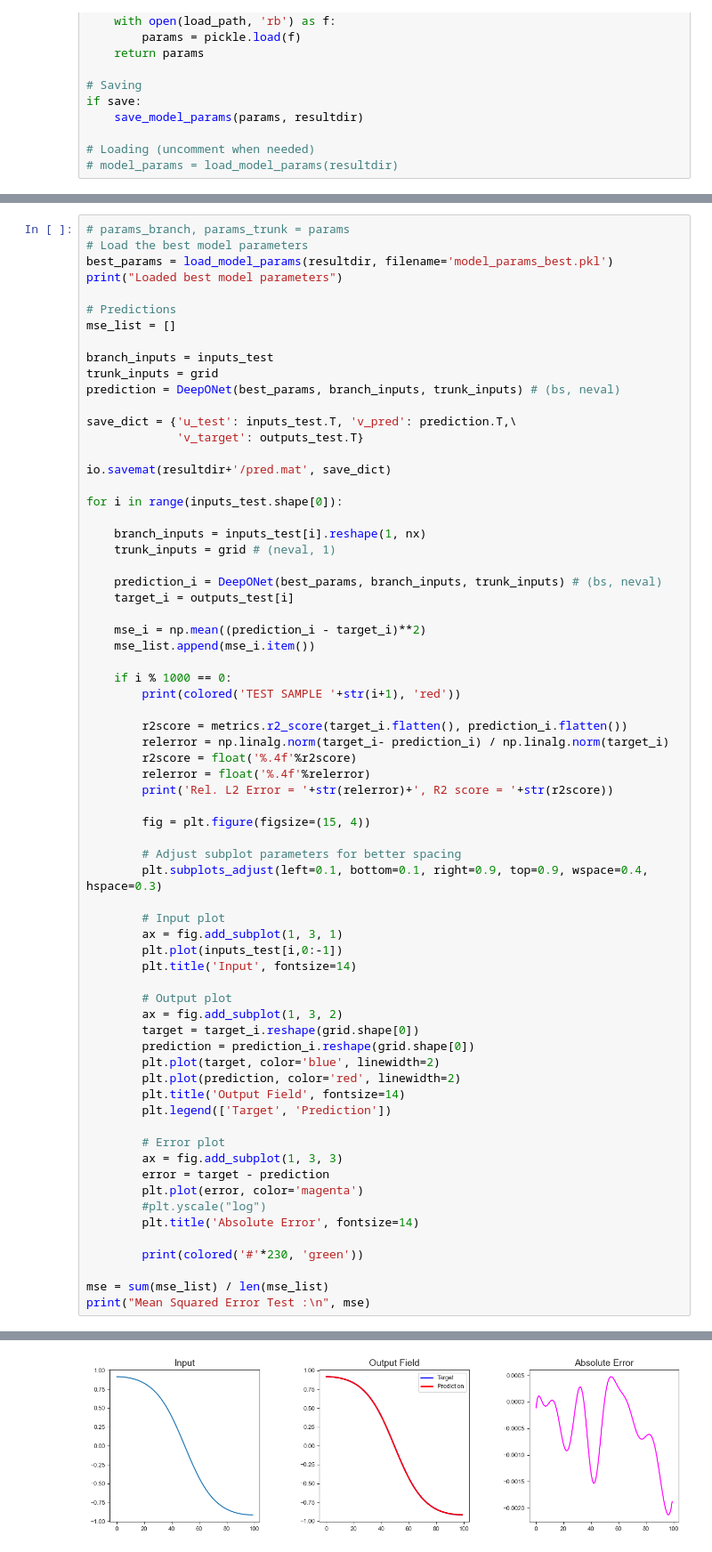
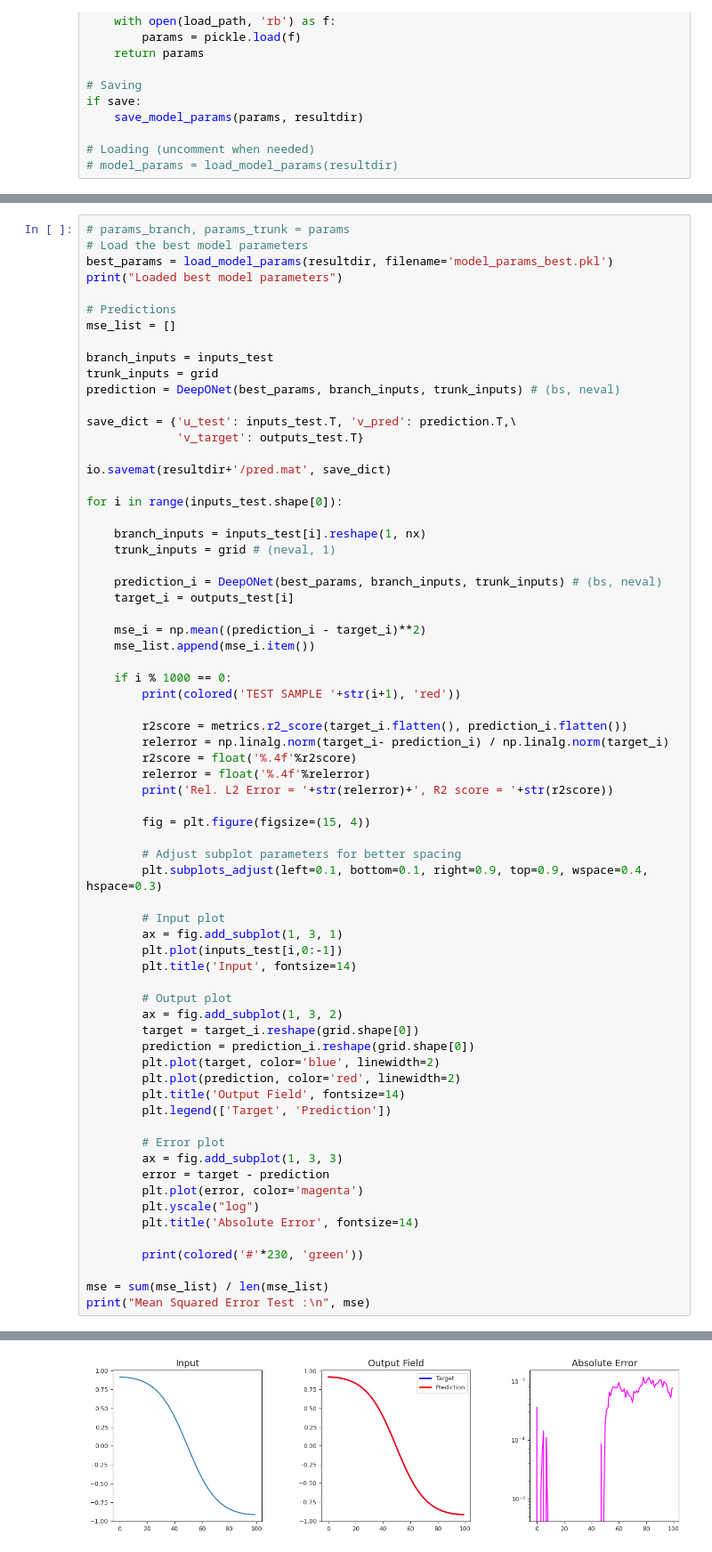
Before and after one commit to Centrum-IntelliPhysics/Time-stepper, a Jupyter notebook: Allen-Cahn/deeponet_multiparameter/deeponet.ipynb, the cells around one changed output, grey strips where cells are left out. Shown at 89% size. Drawn from its saved outputs; the diff is of its cells as text.

```diff
--- a/Allen-Cahn/deeponet_multiparameter/deeponet.ipynb
+++ b/Allen-Cahn/deeponet_multiparameter/deeponet.ipynb
@@ -418,7 +419,7 @@ for i in range(inputs_test.shape[0]):
         ax = fig.add_subplot(1, 3, 3)
         error = target - prediction
         plt.plot(error, color='magenta')
-        #plt.yscale("log")
+        plt.yscale("log")
         plt.title('Absolute Error', fontsize=14)
 
         print(colored('#'*230, 'green'))
@@ -449 +450 @@ Mean Squared Error Test :
-[figure, old version]
+[figure, new version]
```
Also changed, not shown: parts of 5 cells of this notebook, 15 other files.
